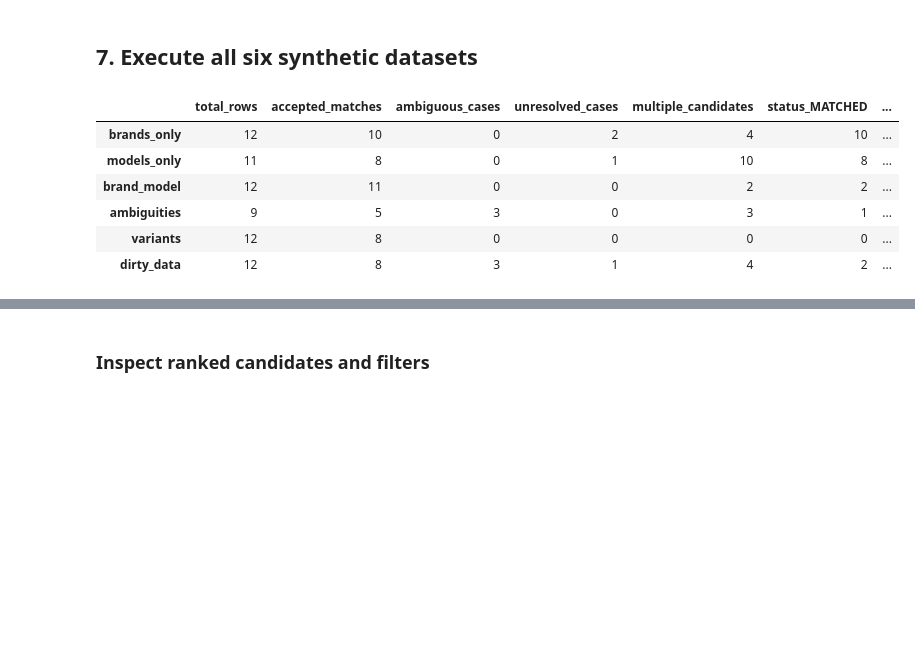
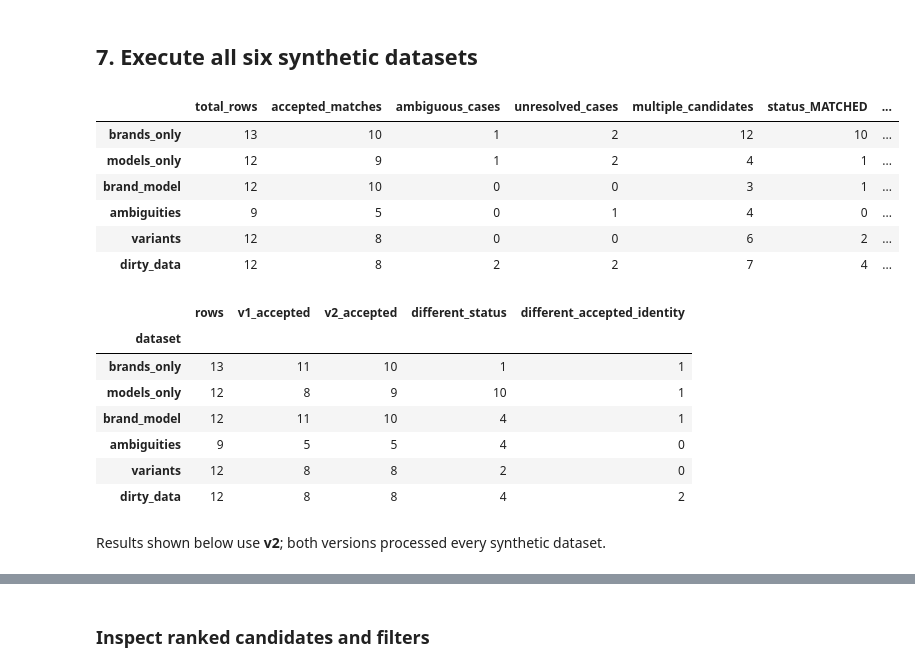
Before and after one commit to sofiapetushok/autobrands, a Jupyter notebook: notebooks/autobrands_matching_tests.ipynb, the cells around one changed output, grey strips where cells are left out. Cells and saved outputs as stored; diff of their text form; code cells hidden in the pictures; blank space fills up the shorter version.

Commit message:
matching v2

```diff
--- a/notebooks/autobrands_matching_tests.ipynb
+++ b/notebooks/autobrands_matching_tests.ipynb
@@ -17,6 +17,7 @@ MODEL_COL = "model"  # Or None
 CATALOG_PATH = "data/vehicle_catalog.csv"
 TOP_K = 5
 DEBUG = False
+MATCHER_VERSION = "v2"  # "v1" or "v2"
 # %% [markdown]
 ## 2. Imports and shared matcher
 # %%
@@ -76,20 +101,22 @@ import numpy as np
 
 
 brands_only = pd.DataFrame(
-    {"brand": ["Toyota", "Honda", "Yamaha", "Citroen", "Volkswagen","VW", "ΜΕΡΣΕDES-BEN", "ΥΑΜΑΗΑ", "ΒΜW",
+    {"brand": ["Toyota", "Honda", "Yamaha", "Citroen", "Volkswagen","VW", "ΜΕΡΣΕDES-BEN", "ΥΑΜΑΗΑ", "ΒΜW", "SUΖUΚΙ VΙΤΑR",
                "ΤΟΥΟΤΑ", "Unknown Maker", None, "Toyota"]},
-    index=[f"brand-{i}" for i in range(13)],
+    index=[f"brand-{i}" for i in range(14)],
 )
 
 models_only = pd.DataFrame(
-    {"model": ["Yaris", "Yaris Cross", "MT-07", "PCX125", "2CV",
+    {"model": ["Yaris", "Yaris Cross", "MT-07", "PCX125", "2CV", "SUΖUΚΙ VΙΤΑR",
                "Skaravaios", "Σκαραβα$ος", "Golf +", "Unknown Model", None, "Yaris"]},
-    index=[f"model-{i}" for i in range(11)],
+    index=[f"model-{i}" for i in range(12)],
 )
 
 brand_model = pd.DataFrame([
     {"brand": "Toyota", "model": "Yaris"},
     {"brand": "---", "model": "Yaris"},
+    {"brand": "SUΖUΚΙ VΙΤΑR", "model": " "},
+    {"brand": "   ", "model": "SUΖUΚΙ VΙΤΑR"},
     {"brand": np.nan,  "model": "Yaris"},
     {"brand": "Honda", "model": "PCX125"},
     {"brand": "Yamaha", "model": "MT09"},
@@ -100,7 +127,7 @@ brand_model = pd.DataFrame([
     {"brand": "BMW", "model": "R1250GS"},
     {"brand": "Toyota", "model": "Civic"},
     {"brand": "Toyota", "model": "Yaris"},
-], index=[f"pair-{i}" for i in range(12)])
+], index=[f"pair-{i}" for i in range(14)])
 
 ambiguities = pd.DataFrame([
     {"brand": "Volkswagen", "model": "Skaravaios"},
@@ -319,34 +368,76 @@ def unresolved_results(result_df: pd.DataFrame) -> pd.DataFrame:
 # %%
 input_snapshots = {name: frame.copy(deep=True) for name, frame in datasets.items()}
 dataset_columns = {
     "brands_only": ("brand", None),
     "models_only": (None, "model"),
     "brand_model": ("brand", "model"),
     "ambiguities": ("brand", "model"),
     "variants": ("brand", "model"),
     "dirty_data": ("brand", "model"),
 }
-results = {
-    name: run_pipeline(frame, brand_col=brand, model_col=model)
-    for name, frame in datasets.items()
-    for brand, model in [dataset_columns[name]]
+results_by_version = {
+    version: {
+        name: run_pipeline_for_version(
+            frame, brand_col=dataset_columns[name][0],
+            model_col=dataset_columns[name][1], version=version,
+        )
+        for name, frame in datasets.items()
+    }
+    for version in ("v1", "v2")
 }
+results = results_by_version[MATCHER_VERSION]
+accepted_statuses = FULL_MATCHES | {"MATCHED"}
+comparison_rows = []
+for name, source in datasets.items():
+    left, right = results_by_version["v1"][name], results_by_version["v2"][name]
+    identity_columns = [column for column in ("corrected_brand", "corrected_model")
+                        if column in left.columns and column in right.columns]
+    differing_acceptance_or_identity = 0
+    for position in range(len(left)):
+        left_accepted = left.iloc[position]["match_status"] in accepted_statuses
+        right_accepted = right.iloc[position]["match_status"] in accepted_statuses
+        identities_differ = (tuple(left.iloc[position][column] for column in identity_columns)
+                             != tuple(right.iloc[position][column] for column in identity_columns))
+        differing_acceptance_or_identity += int(
+            left_accepted != right_accepted or (left_accepted and right_accepted and identities_differ)
+        )
+    comparison_rows.append({
+        "dataset": name,
+        "rows": len(source),
+        "v1_accepted": int(left["match_status"].isin(accepted_statuses).sum()),
+        "v2_accepted": int(right["match_status"].isin(accepted_statuses).sum()),
+        "different_status": int((left["match_status"].to_numpy()
+                                  != right["match_status"].to_numpy()).sum()),
+        "different_accepted_identity": differing_acceptance_or_identity,
+    })
+comparison_summary = pd.DataFrame(comparison_rows).set_index("dataset")
 
 diagnostic_table = pd.DataFrame(
     {name: diagnostics(frame) for name, frame in results.items()}
 ).T
 status_table = pd.DataFrame(
     {name: status_counts(frame) for name, frame in results.items()}
 ).T.add_prefix("status_")
 display(diagnostic_table.join(status_table))
+display(comparison_summary)
+display(Markdown(f"Results shown below use **{MATCHER_VERSION}**; both versions processed every synthetic dataset."))
 # %% [output]
 |  | total_rows | accepted_matches | ambiguous_cases | unresolved_cases | multiple_candidates | status_MATCHED | ... |
-| brands_only | 12 | 10 | 0 | 2 | 4 | 10 | ... |
-| models_only | 11 | 8 | 0 | 1 | 10 | 8 | ... |
-| brand_model | 12 | 11 | 0 | 0 | 2 | 2 | ... |
-| ambiguities | 9 | 5 | 3 | 0 | 3 | 1 | ... |
-| variants | 12 | 8 | 0 | 0 | 0 | 0 | ... |
-| dirty_data | 12 | 8 | 3 | 1 | 4 | 2 | ... |
+| brands_only | 13 | 10 | 1 | 2 | 12 | 10 | ... |
+| models_only | 12 | 9 | 1 | 2 | 4 | 1 | ... |
+| brand_model | 12 | 10 | 0 | 0 | 3 | 1 | ... |
+| ambiguities | 9 | 5 | 0 | 1 | 4 | 0 | ... |
+| variants | 12 | 8 | 0 | 0 | 6 | 2 | ... |
+| dirty_data | 12 | 8 | 2 | 2 | 7 | 4 | ... |
+|  | rows | v1_accepted | v2_accepted | different_status | different_accepted_identity |
+| dataset |  |  |  |  |  |
+| brands_only | 13 | 11 | 10 | 1 | 1 |
+| models_only | 12 | 8 | 9 | 10 | 1 |
+| brand_model | 12 | 11 | 10 | 4 | 1 |
+| ambiguities | 9 | 5 | 5 | 4 | 0 |
+| variants | 12 | 8 | 8 | 2 | 0 |
+| dirty_data | 12 | 8 | 8 | 4 | 2 |
+Results shown below use **v2**; both versions processed every synthetic dataset.
 # %%
 for dataset_name, result_df in results.items():
     display(Markdown(f"### {dataset_name}"))
```
Also changed, not shown: parts of 16 cells of this notebook, 4 other files.
